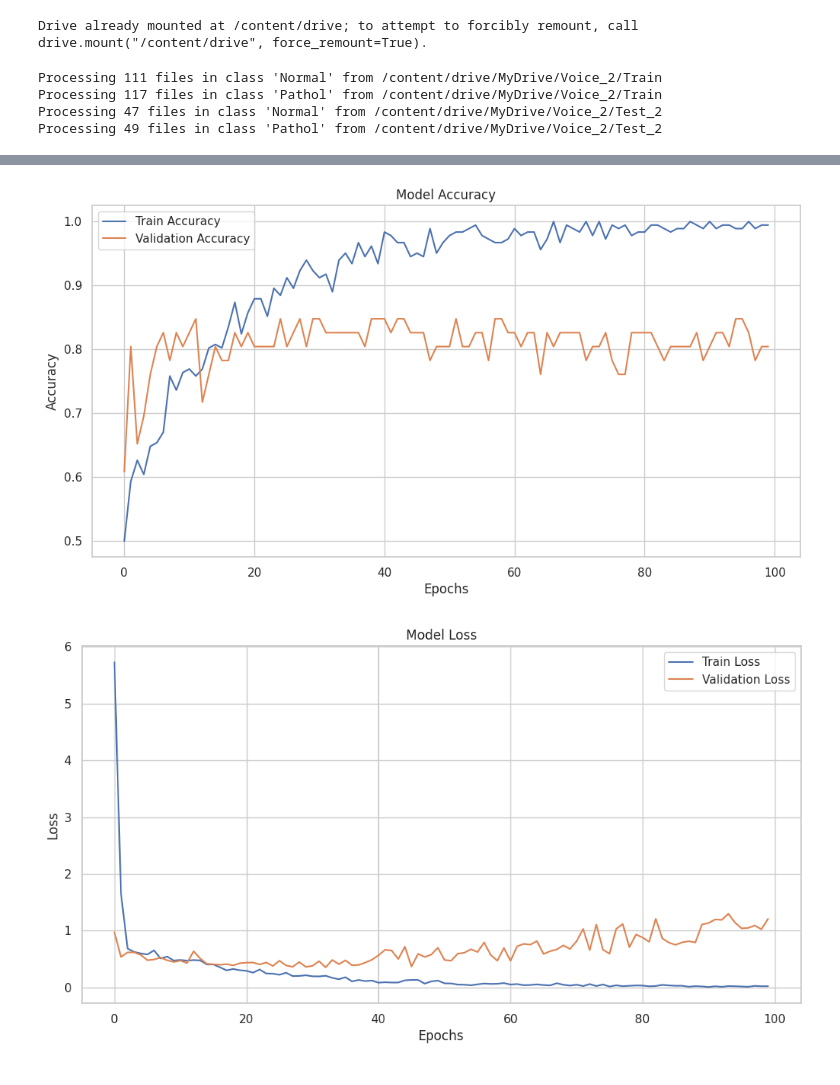
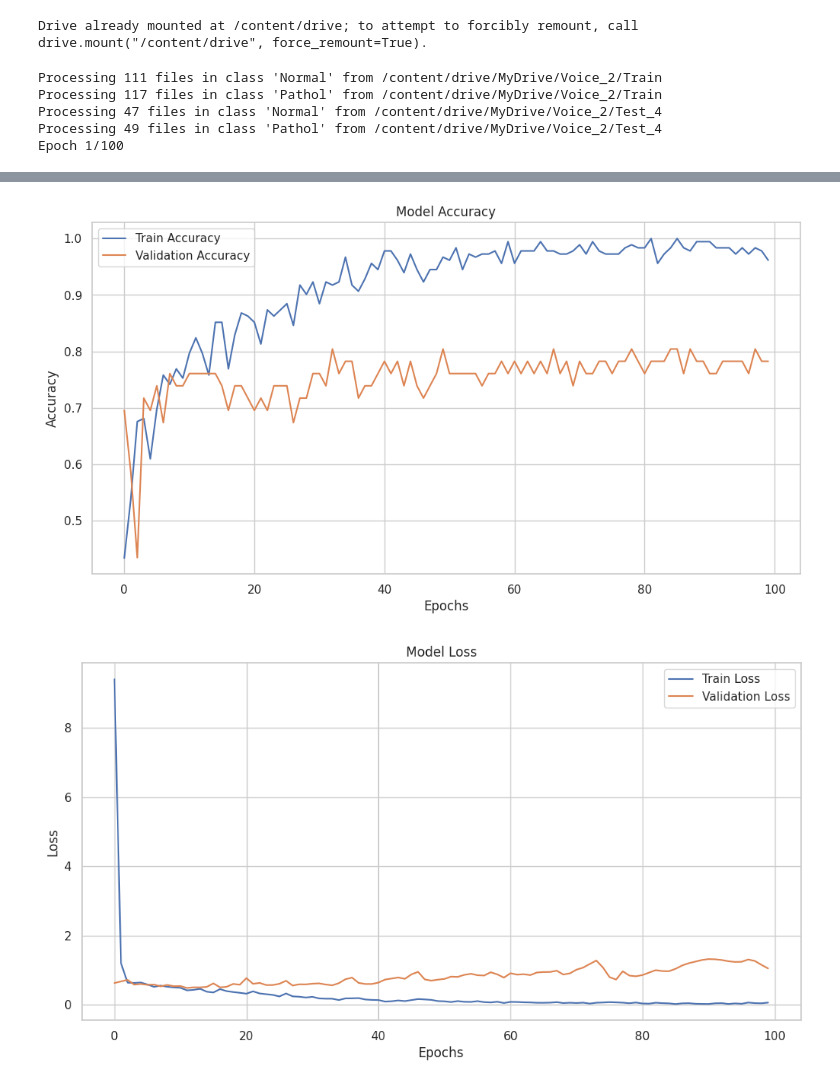
Before and after one commit to rabnawaz172/Voice_pathology_2, a Jupyter notebook: Voice_deep_2.ipynb, the cells around one changed output, grey strips where cells are left out. Drawn from its saved outputs; the diff is of its cells as text; code cells hidden in the pictures.

```diff
--- a/Voice_deep_2.ipynb
+++ b/Voice_deep_2.ipynb
@@ -31,7 +31,7 @@ sns.set(style="whitegrid")
 
 # Base paths
 train_path = '/content/drive/MyDrive/Voice_2/Train'  # Training data
-test_path = '/content/drive/MyDrive/Voice_2/Test_2'  # Separate test data
+test_path = '/content/drive/MyDrive/Voice_2/Test_4'  # Separate test data
 
 # Audio class labels
 classes = ['Normal', 'Pathol']
@@ -167,5 +167,6 @@ plt.show()
 # %% [output]
 Processing 111 files in class 'Normal' from /content/drive/MyDrive/Voice_2/Train
 Processing 117 files in class 'Pathol' from /content/drive/MyDrive/Voice_2/Train
-Processing 47 files in class 'Normal' from /content/drive/MyDrive/Voice_2/Test_2
-Processing 49 files in class 'Pathol' from /content/drive/MyDrive/Voice_2/Test_2
+Processing 47 files in class 'Normal' from /content/drive/MyDrive/Voice_2/Test_4
+Processing 49 files in class 'Pathol' from /content/drive/MyDrive/Voice_2/Test_4
+Epoch 1/100
@@ -188,6 +189,6 @@ Validation Metrics - Accuracy: 0.8043, Precision: 0.7879, Recall: 0.9286, F1 Sco
 Test Metrics - Accuracy: 0.9271, Precision: 0.9038, Recall: 0.9592, F1 Score: 0.9307
-[figure, old version]
+[figure, new version]
-[figure, old version]
+[figure, new version]
 # %%
 import os
 import numpy as np
```
Also changed, not shown: parts of 23 cells of this notebook.
